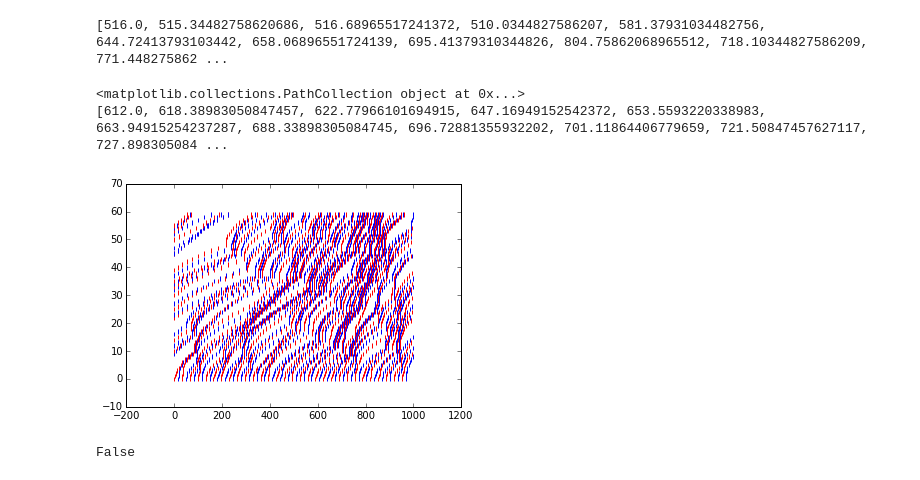
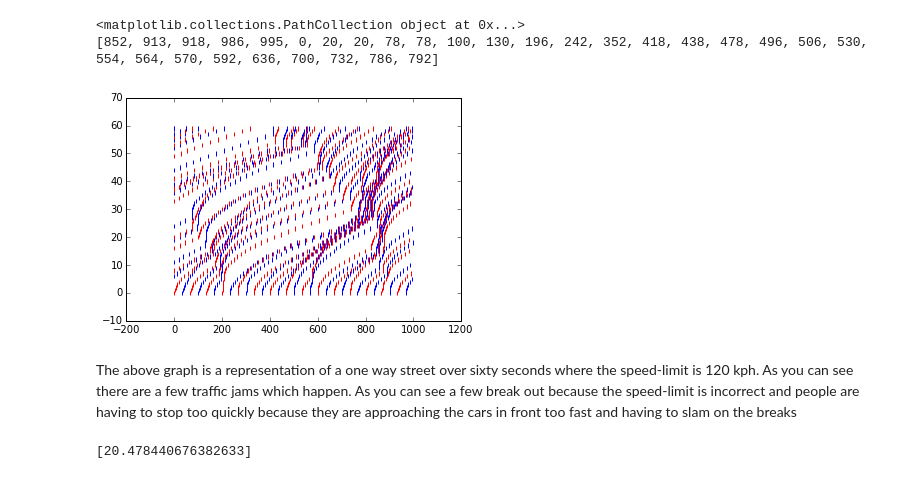
Before and after one commit to BarnetteME1/traffic-simulation, a Jupyter notebook: Car.ipynb, the cells around one changed output. Saved outputs shown, nothing was run; the diff lists cells and outputs as text; code cells hidden in the pictures.

Commit message:
simulation run and conclusions drawn

```diff
--- a/Car.ipynb
+++ b/Car.ipynb
@@ -21,10 +2,11 @@ colour_list = ["red", "blue"]
 import random
 import numpy as np
 import matplotlib.pyplot as plt
+% matplotlib inline
 
 class Car():
 
-    def __init__(self, max_kph = 120, current_speed = 0, car_length = 5,
+    def __init__(self, max_kph = 73, current_speed = 0, car_length = 5,
                 start_location = 0, in_front = None, course_length = 1000):
         self.max_kph = max_kph
         self.current_speed = current_speed
@@ -68,10 +50,11 @@ class Car():
             self.accelerate()
 
     def too_close(self):
-        future_location = self.location + self.current_speed + 6
+        future_location = self.location + self.current_speed + self.car_length + 2
         if future_location > self.course_length:
             future_location -= self.course_length
-        if future_location > self.in_front.location + self.in_front.current_speed + (self.course_length - 200):
+        if future_location > self.in_front.location + self.in_front.current_speed + (
+            self.course_length - (self.course_length / 2)):
             return False
         if future_location > self.in_front.location + self.in_front.current_speed:
             return True
@@ -82,7 +65,7 @@ class Car():
         self.current_speed = 0
 
     def distance_check(self):
-        distance = self.in_front.location - (self.location + 6)
+        distance = self.in_front.location - (self.location + self.car_length + 2)
         if distance < 0:
             distance += self.course_length
         if distance <= self.current_speed:
@@ -133,8 +116,15 @@ class Simulation:
 
     @property
     def report(self):
-        return [car.location for car in self.cars][::-1]
+        return [int(car.location) for car in self.cars][::-1]
 
     def scatter(self, rounds = 60):
         x, y = self.run_simulation(times = rounds)
         return plt.scatter(x, y, c = ["red", "blue"], marker = "|")
+
+    @property
+    def speed_report(self):
+        car_speeds = []
+        for car in self.cars:
+            car_speeds.append(car.current_speed)
+        return car_speeds
@@ -147,16 +133,10 @@ simulation.simulate()
-# %%
-print(simulation.report)
-# %% [output]
-[516.0, 515.34482758620686, 516.68965517241372, 510.0344827586207, 581.37931034482756, 644.72413793103442, 658.06896551724139, 695.41379310344826, 804.75862068965512, 718.10344827586209, 771.448275862 ...
 # %%
-simulation = Simulation(num_cars = 60)
+simulation = Simulation(num_cars = 30)
 print(simulation.scatter(60))
 print(simulation.report)
 # %% [output]
 <matplotlib.collections.PathCollection object at 0x...>
-[612.0, 618.38983050847457, 622.77966101694915, 647.16949152542372, 653.5593220338983, 663.94915254237287, 688.33898305084745, 696.72881355932202, 701.11864406779659, 721.50847457627117, 727.898305084 ...
+[852, 913, 918, 986, 995, 0, 20, 20, 78, 78, 100, 130, 196, 242, 352, 418, 438, 478, 496, 506, 530, 554, 564, 570, 592, 636, 700, 732, 786, 792]
-[figure, old version]
+[figure, new version]
-# %%
-66 <= 39
-# %% [output]
-False
+# %% [markdown]
+The above graph is a representation of a one way street over sixty seconds where the speed-limit is 120 kph. As you can see there are a few traffic jams which happen. As you can see a few break out because the speed-limit is incorrect and people are having to stop too quickly because they are approaching the cars in front too fast and having to slam on the breaks
@@ -162,0 +149,4 @@ False
+# %%
+new_max_speed
+# %% [output]
+[20.478440676382633]
```
Also changed, not shown: parts of 7 cells of this notebook, 2 other files.
